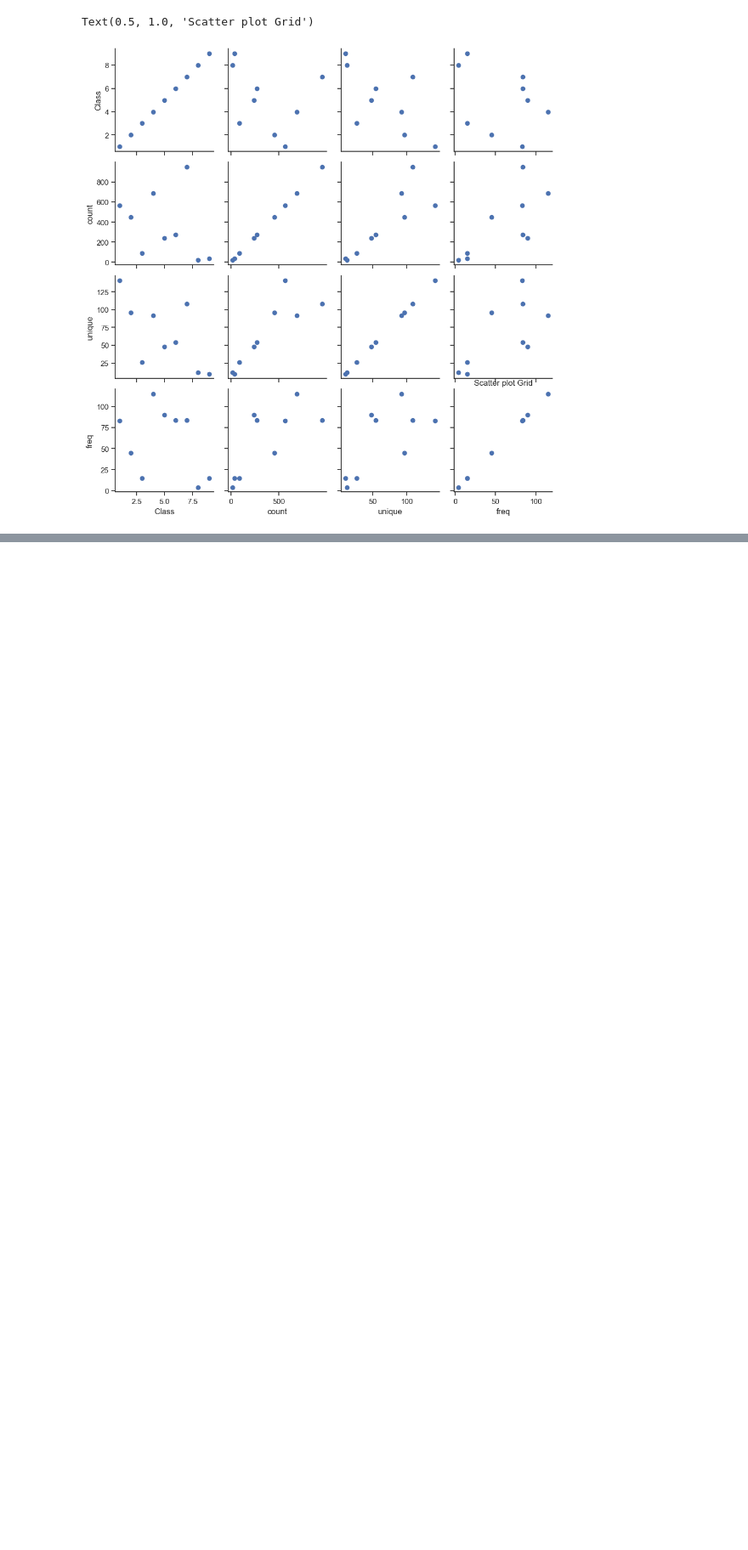
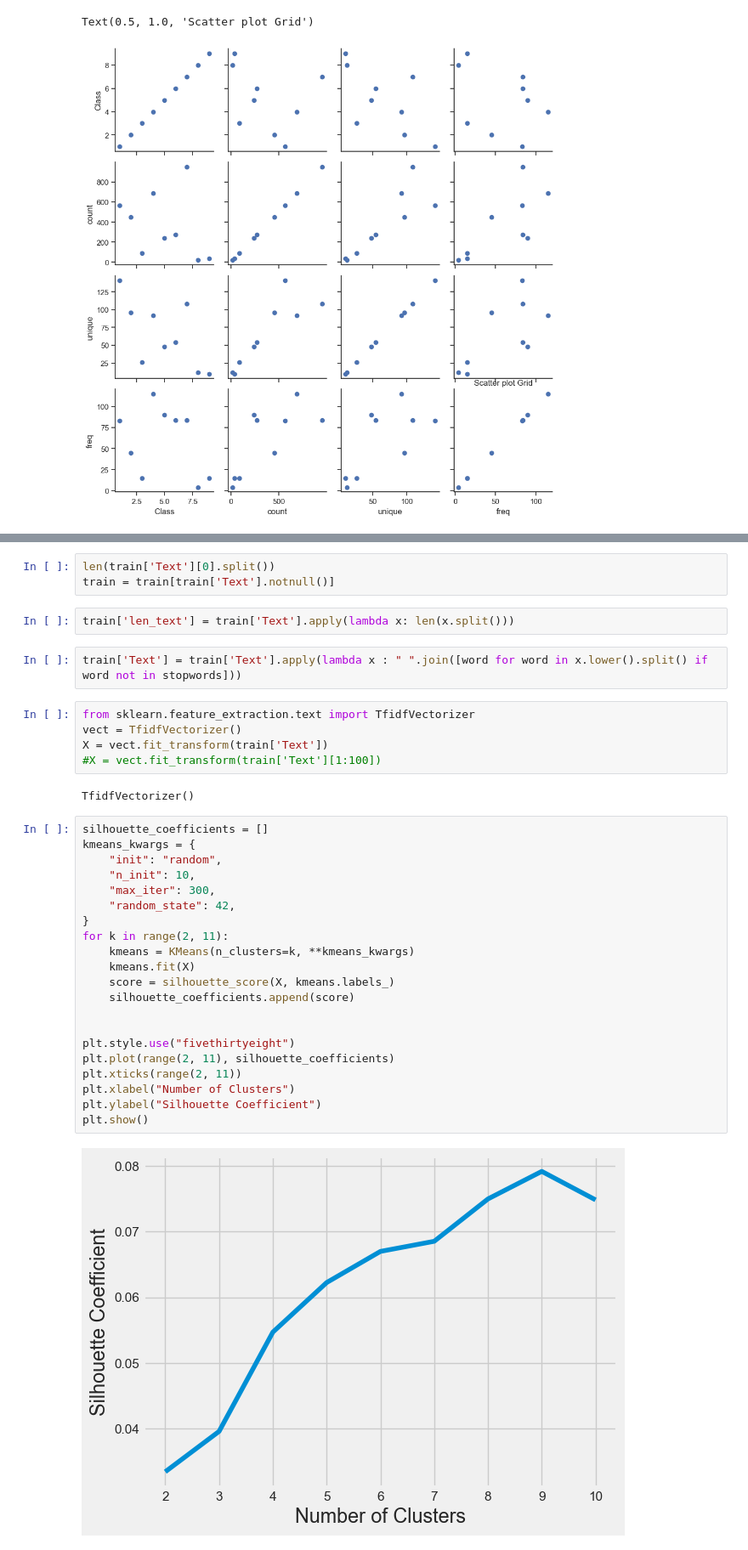
Before and after one commit to manasakolavennu/MLProject, a Jupyter notebook: ML Project.ipynb, the cells around one changed output, grey strips where cells are left out. Shown at 85% size. Cells and saved outputs as stored; diff of their text form; blank space fills up the shorter version.

Commit message:
For Clustering changes

```diff
--- a/ML Project.ipynb
+++ b/ML Project.ipynb
@@ -504,0 +525,37 @@ Text(0.5, 1.0, 'Scatter plot Grid')
+# %%
+len(train['Text'][0].split())
+train = train[train['Text'].notnull()]
+# %%
+train['len_text'] = train['Text'].apply(lambda x: len(x.split()))
+# %%
+train['Text'] = train['Text'].apply(lambda x : " ".join([word for word in x.lower().split() if word not in stopwords]))
+# %%
+from sklearn.feature_extraction.text import TfidfVectorizer
+vect = TfidfVectorizer()
+X = vect.fit_transform(train['Text'])
+#X = vect.fit_transform(train['Text'][1:100])
+# %% [output]
+TfidfVectorizer()
+# %%
+silhouette_coefficients = []
+kmeans_kwargs = {
+    "init": "random",
+    "n_init": 10,
+    "max_iter": 300,
+    "random_state": 42,
+}
+for k in range(2, 11):
+    kmeans = KMeans(n_clusters=k, **kmeans_kwargs)
+    kmeans.fit(X)
+    score = silhouette_score(X, kmeans.labels_)
+    silhouette_coefficients.append(score)
+
+
+plt.style.use("fivethirtyeight")
+plt.plot(range(2, 11), silhouette_coefficients)
+plt.xticks(range(2, 11))
+plt.xlabel("Number of Clusters")
+plt.ylabel("Silhouette Coefficient")
+plt.show()
+# %% [output]
+[figure, added]
```
Also changed, not shown: parts of 52 cells of this notebook, 4 other files.
